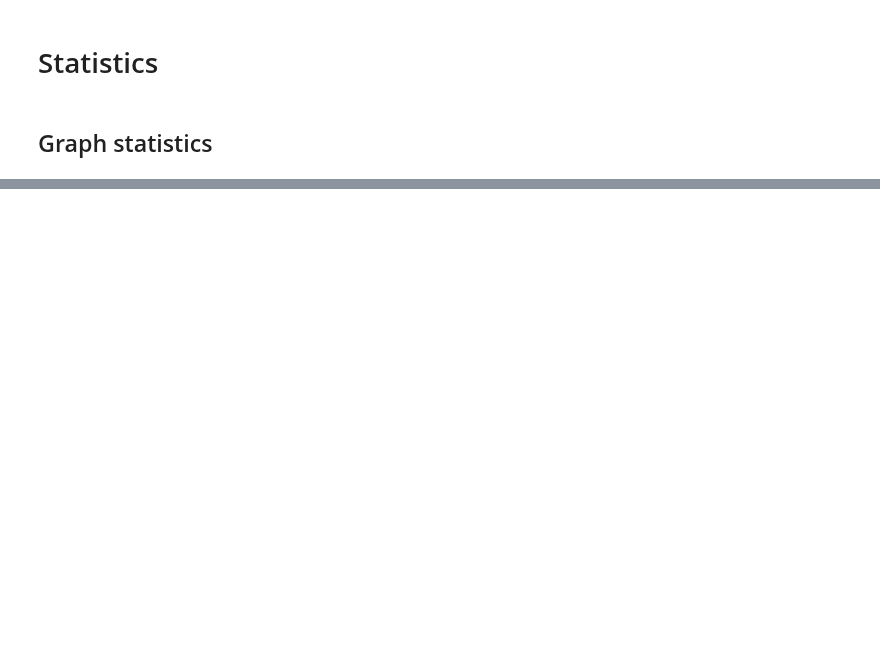
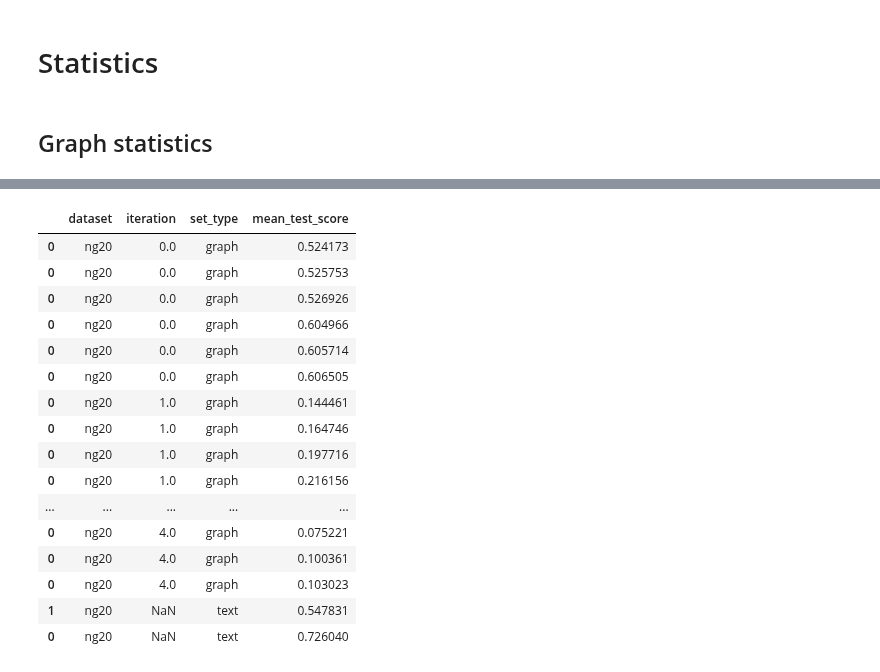
Before and after one commit to davidgengenbach/bachelor-thesis, a Jupyter notebook: code/statistics.ipynb, the cells around one changed output, grey strips where cells are left out. Saved outputs shown, nothing was run; the diff lists cells and outputs as text; code cells hidden in the pictures; blank space fills up the shorter version.

```diff
--- a/code/statistics.ipynb
+++ b/code/statistics.ipynb
@@ -36,11 +36,35 @@ df_all = None
 for result_file in glob('data/results/*.npy'):
     with open(result_file, 'rb') as f:
         result = pickle.load(f)
-    result_df = pd.DataFrame(result).sort_values(by = 'mean_test_score', ascending = False)
-    result_df['dataset'] = result_file.split('/')[-1].rsplit('.', 4)[0]
+    dataset = result_file.split('/')[-1].rsplit('.', 4)[0]
+    is_graph_dataset = 'graph' in dataset
+    is_cooccurrence_dataset = 'cooccurrence' in dataset
+    dataset_name = dataset
+    if is_graph_dataset:
+        result['iteration'] = int(dataset.split('.')[-1])
+        parts = dataset.split('_')
+        if is_cooccurrence_dataset:
+            dataset_name = parts[-1].split('_')[0].split('.')[0]
+            result['words'] = parts[4]
+            result['window_size'] = parts[3]
+        # GML
+        else:
+            dataset_name = parts[3].split('.')[0]
+        result['set_type'] = 'graph'
+    else:
+        result['set_type'] = 'text'
+        dataset_name = dataset.split('_')[1]
+    for param in result['params']:
+        del param['clf']
+    if '.npy.' in dataset_name:
+        print(result_file)
+    del result['param_clf']
+    result['dataset'] = dataset_name
+
+    result_df = pd.DataFrame(result).sort_values(by = 'dataset', ascending = False)
+
     if df_all is None:
         df_all = result_df
     else:
         df_all = df_all.append(result_df)
-df_all.sort_val
 # %% [output]
@@ -64,0 +88,20 @@ df_all.sort_val
+# %%
+df_all[df_all.dataset == 'ng20'].sort_values(by = ['set_type', 'iteration', 'mean_test_score'])[['dataset', 'iteration', 'set_type', 'mean_test_score']]
+# %% [output]
+|  | dataset | iteration | set_type | mean_test_score |
+| 0 | ng20 | 0.0 | graph | 0.524173 |
+| 0 | ng20 | 0.0 | graph | 0.525753 |
+| 0 | ng20 | 0.0 | graph | 0.526926 |
+| 0 | ng20 | 0.0 | graph | 0.604966 |
+| 0 | ng20 | 0.0 | graph | 0.605714 |
+| 0 | ng20 | 0.0 | graph | 0.606505 |
+| 0 | ng20 | 1.0 | graph | 0.144461 |
+| 0 | ng20 | 1.0 | graph | 0.164746 |
+| 0 | ng20 | 1.0 | graph | 0.197716 |
+| 0 | ng20 | 1.0 | graph | 0.216156 |
+| ... | ... | ... | ... | ... |
+| 0 | ng20 | 4.0 | graph | 0.075221 |
+| 0 | ng20 | 4.0 | graph | 0.100361 |
+| 0 | ng20 | 4.0 | graph | 0.103023 |
+| 1 | ng20 | NaN | text | 0.547831 |
+| 0 | ng20 | NaN | text | 0.726040 |
```
Also changed, not shown: parts of 1 cell of this notebook, 4 other files.
